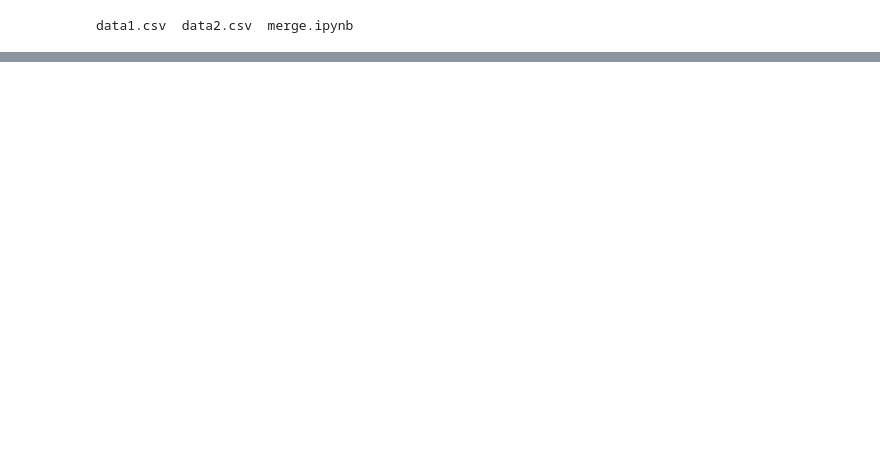
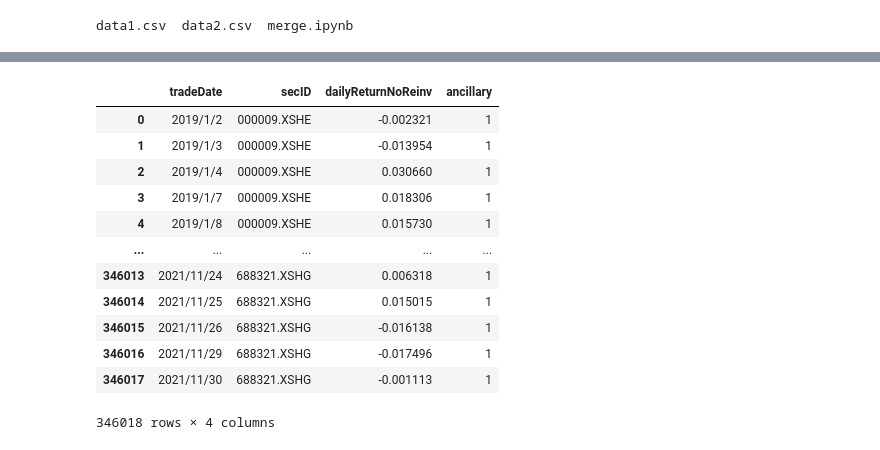
Before and after one commit to AIboy996/jupyter-server, a Jupyter notebook: MergeSecurityData/merge.ipynb, the cells around one changed output, grey strips where cells are left out. Cells and saved outputs as stored; diff of their text form; code cells hidden in the pictures; blank space fills up the shorter version.

```diff
--- a/MergeSecurityData/merge.ipynb
+++ b/MergeSecurityData/merge.ipynb
@@ -48,0 +126,19 @@ df2
+# %%
+# 初始化一行
+df2['ancillary']=1
+# %%
+df2
+# %% [output]
+|  | tradeDate | secID | dailyReturnNoReinv | ancillary |
+| 0 | 2019/1/2 | 000009.XSHE | -0.002321 | 1 |
+| 1 | 2019/1/3 | 000009.XSHE | -0.013954 | 1 |
+| 2 | 2019/1/4 | 000009.XSHE | 0.030660 | 1 |
+| 3 | 2019/1/7 | 000009.XSHE | 0.018306 | 1 |
+| 4 | 2019/1/8 | 000009.XSHE | 0.015730 | 1 |
+| ... | ... | ... | ... | ... |
+| 346013 | 2021/11/24 | 688321.XSHG | 0.006318 | 1 |
+| 346014 | 2021/11/25 | 688321.XSHG | 0.015015 | 1 |
+| 346015 | 2021/11/26 | 688321.XSHG | -0.016138 | 1 |
+| 346016 | 2021/11/29 | 688321.XSHG | -0.017496 | 1 |
+| 346017 | 2021/11/30 | 688321.XSHG | -0.001113 | 1 |
+346018 rows × 4 columns
```
Also changed, not shown: parts of 30 cells of this notebook, 1 other file.
